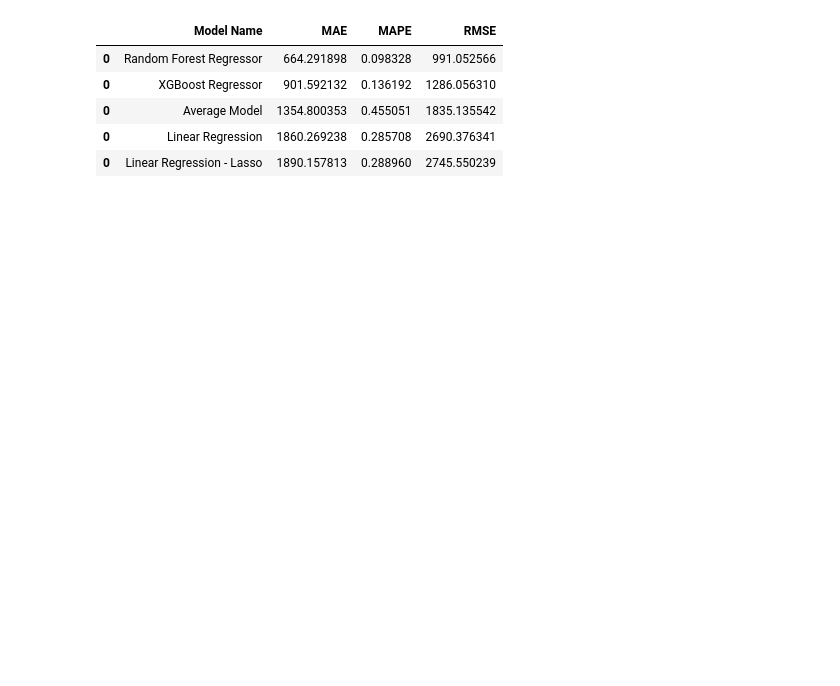
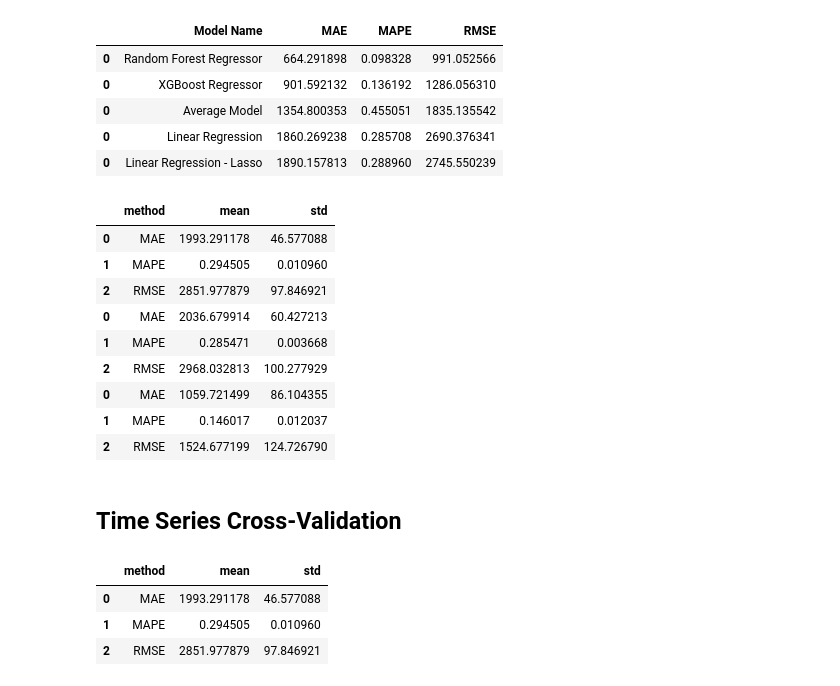
Before and after one commit to biazotogabriel/ds_em_producao, a Jupyter notebook: notebook.ipynb, the cells around one changed output. Saved outputs shown, nothing was run; the diff lists cells and outputs as text; code cells hidden in the pictures; blank space fills up the shorter version.

Commit message:
end perform comparison with cross validation

```diff
--- a/notebook.ipynb
+++ b/notebook.ipynb
@@ -998,6 +1026,7 @@ selected
 # %%
 x_train = X_train[selected].drop(columns=['date'])
 x_test = X_test[selected].drop(columns=['date'])
+x_training = X_train[selected]
 # %% [markdown]
 ## Average Model
 # %%
@@ -1047,3 +1076,7 @@ lr_result
 # %% [output]
 |  | Model Name | MAE | MAPE | RMSE |
 | 0 | Linear Regression | 1860.269238 | 0.285708 | 2690.376341 |
+# %%
+# cross validation
+lr_metrics, lr_summary = cross_validation(lr, x_training, 5)
+lr_summary
@@ -1065,3 +1103,7 @@ lrr_result
 # %% [output]
 |  | Model Name | MAE | MAPE | RMSE |
 | 0 | Linear Regression - Lasso | 1890.157813 | 0.28896 | 2745.550239 |
+# %%
+# cross validation
+lrr_metrics, lrr_summary = cross_validation(lrr, x_training, 5)
+lrr_summary
@@ -1090,3 +1141,7 @@ xgb.fit(x_train, y_train)
 yhat_xgb = xgb.predict(x_test)
 
 xgb_result = ml_error('XGBoost Regressor', np.expm1(y_test), np.expm1(yhat_xgb))
+# %%
+# cross validation
+xgb_metrics, xgb_summary = cross_validation(xgb, x_training, 5, True)
+xgb_summary
@@ -1100,3 +1167,33 @@ modelling_result
 | 0 | Average Model | 1354.800353 | 0.455051 | 1835.135542 |
 | 0 | Linear Regression | 1860.269238 | 0.285708 | 2690.376341 |
 | 0 | Linear Regression - Lasso | 1890.157813 | 0.288960 | 2745.550239 |
+# %%
+# cross validation
+pd.concat([lr_summary, lrr_summary, xgb_summary])
+# Apesar da RandomFOrest Ter melhor resultado, será seuido com a xgb
+# Isso porque possui menos conteudo na internet e também devido o xgb geralmente gerar modelos menores (requerem menos hd para funcionar)
+'''
+	method	mean	std
+0	MAE	1993.291178	46.577088
+1	MAPE	0.294505	0.010960
+2	RMSE	2851.977879	97.846921
+0	MAE	2036.679914	60.427213
+1	MAPE	0.285471	0.003668
+2	RMSE	2968.032813	100.277929
+0	MAE	1059.721499	86.104355
+1	MAPE	0.146017	0.012037
+2	RMSE	1524.677199	124.726790
+'''
+# %% [output]
+|  | method | mean | std |
+| 0 | MAE | 1993.291178 | 46.577088 |
+| 1 | MAPE | 0.294505 | 0.010960 |
+| 2 | RMSE | 2851.977879 | 97.846921 |
+| 0 | MAE | 2036.679914 | 60.427213 |
+| 1 | MAPE | 0.285471 | 0.003668 |
+| 2 | RMSE | 2968.032813 | 100.277929 |
+| 0 | MAE | 1059.721499 | 86.104355 |
+| 1 | MAPE | 0.146017 | 0.012037 |
+| 2 | RMSE | 1524.677199 | 124.726790 |
+# %% [markdown]
+## Time Series Cross-Validation
@@ -1102,0 +1202,9 @@ modelling_result
+# %%
+model = LinearRegression()
+metrics, summary = cross_validation(model, x_training, 5)
+summary
+# %% [output]
+|  | method | mean | std |
+| 0 | MAE | 1993.291178 | 46.577088 |
+| 1 | MAPE | 0.294505 | 0.010960 |
+| 2 | RMSE | 2851.977879 | 97.846921 |
```
Also changed, not shown: parts of 12 cells of this notebook.
